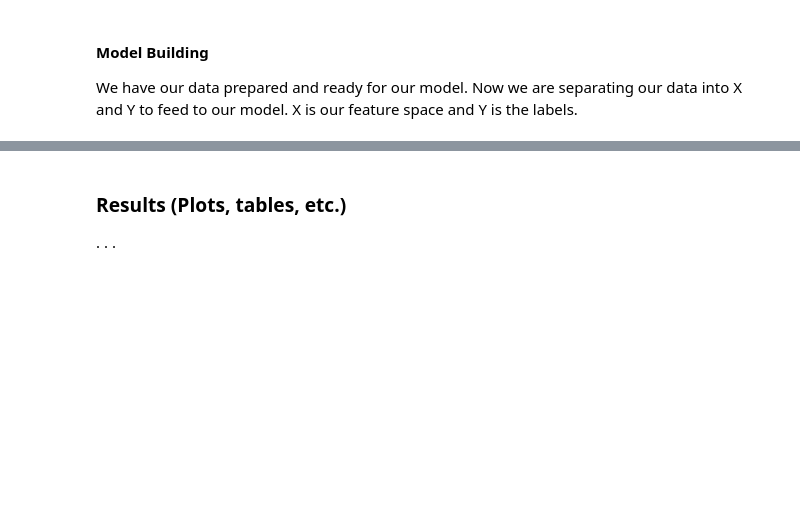
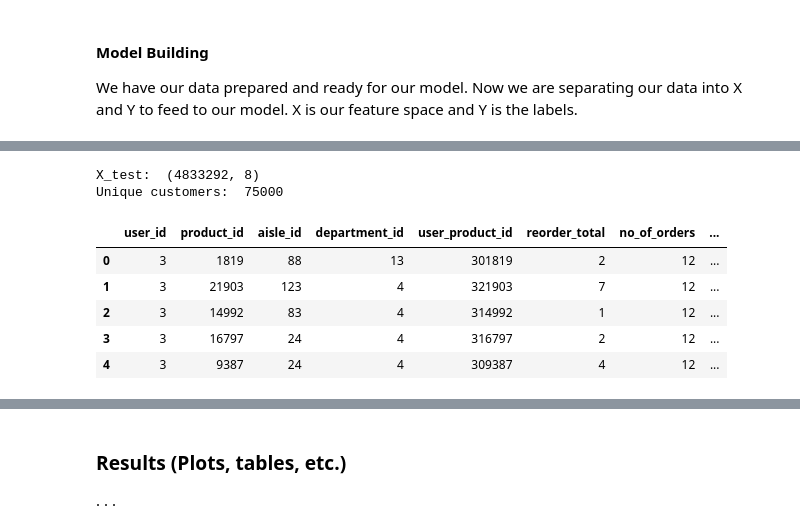
Before and after one commit to juemura/cs241, a Jupyter notebook: ianPortion.ipynb, the cells around one changed output, grey strips where cells are left out. Saved outputs shown, nothing was run; the diff lists cells and outputs as text; code cells hidden in the pictures; blank space fills up the shorter version.

```diff
--- a/ianPortion.ipynb
+++ b/ianPortion.ipynb
@@ -506,0 +623,14 @@ y = training_data_test['in_last_order']
+# %%
+X_test = X_test[['user_id','product_id','aisle_id','department_id','user_product_id','reorder_total','no_of_orders','order_ratio']]
+print("X_test: ", X_test.shape)
+print("Unique customers: ", len(X_test.user_id.unique()))
+X_test.head()
+# %% [output]
+X_test:  (4833292, 8)
+Unique customers:  75000
+|  | user_id | product_id | aisle_id | department_id | user_product_id | reorder_total | no_of_orders | ... |
+| 0 | 3 | 1819 | 88 | 13 | 301819 | 2 | 12 | ... |
+| 1 | 3 | 21903 | 123 | 4 | 321903 | 7 | 12 | ... |
+| 2 | 3 | 14992 | 83 | 4 | 314992 | 1 | 12 | ... |
+| 3 | 3 | 16797 | 24 | 4 | 316797 | 2 | 12 | ... |
+| 4 | 3 | 9387 | 24 | 4 | 309387 | 4 | 12 | ... |
```
Also changed, not shown: parts of 17 cells of this notebook.
